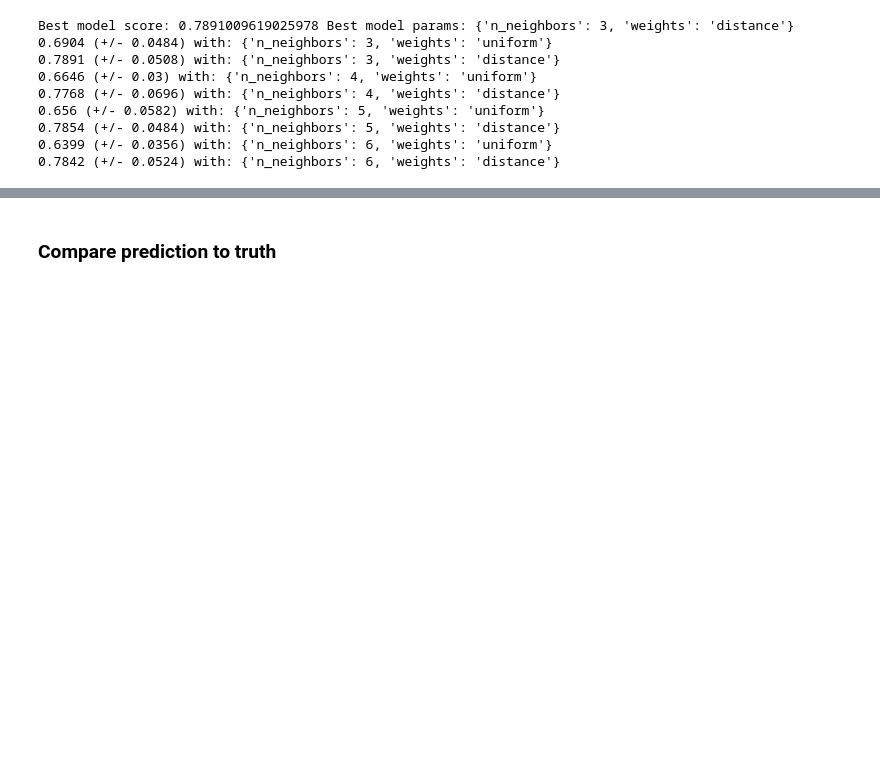
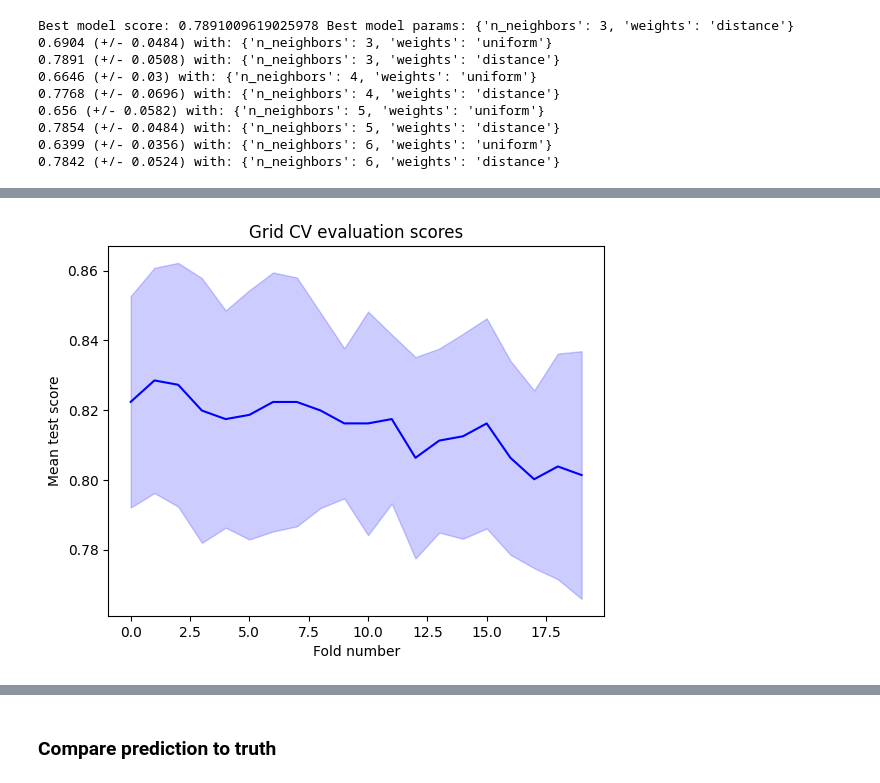
Before and after one commit to tklopper9/ml_pregnancy_risk_prediction, a Jupyter notebook: predicting_pregnancy_risk.ipynb, the cells around one changed output, grey strips where cells are left out. Cells and saved outputs as stored; diff of their text form; code cells hidden in the pictures; blank space fills up the shorter version.

Commit message:
plotting learning curve and feature importance

```diff
--- a/predicting_pregnancy_risk.ipynb
+++ b/predicting_pregnancy_risk.ipynb
@@ -147,3 +147,18 @@ Best model score: 0.8236158448837386 Best model params: {'min_samples_split': 3,
+# %%
+cv_results = pd.DataFrame(grid_result.cv_results_)
+
+x_plot = cv_results.index
+mean = cv_results.mean_test_score
+std = cv_results.std_test_score
+
+plt.plot(x_plot, mean, 'b-', label='mean')
+plt.fill_between(x_plot, mean - std, mean + std, color='b', alpha=0.2)
+plt.xlabel("Fold number")
+plt.ylabel("Mean test score")
+plt.title("Grid CV evaluation scores")
+plt.show()
+# %% [output]
+[figure, added]
 # %%
 random_forest_clf = RandomForestClassifier(min_samples_split=2, n_estimators=50)
 random_forest_clf.fit(x_train, y_train)
```
Also changed, not shown: parts of 3 cells of this notebook.
